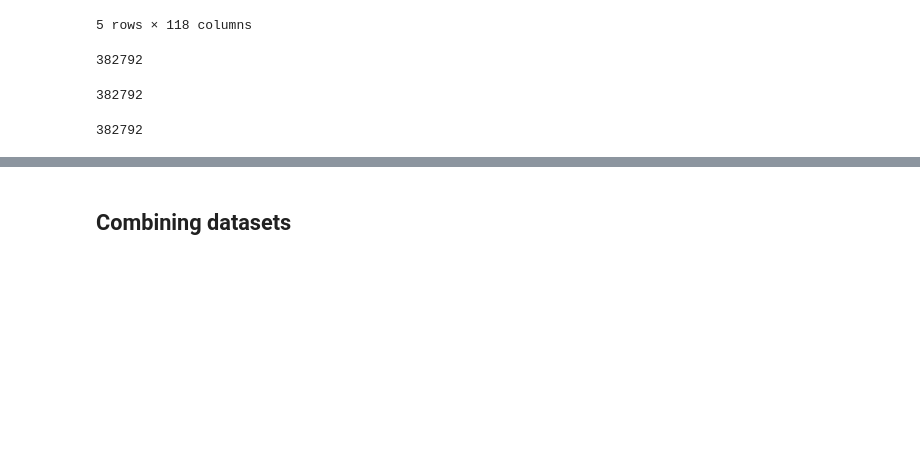
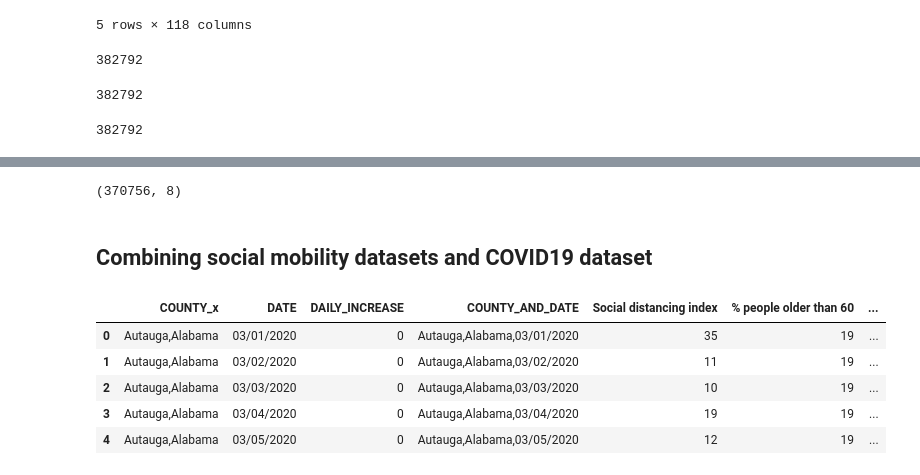
Before and after one commit to Jessieguojunyi/Social_Mobility_And_COVID19, a Jupyter notebook: Social_Mobility_And_COVID19.ipynb, the cells around one changed output, grey strips where cells are left out. Drawn from its saved outputs; the diff is of its cells as text; code cells hidden in the pictures; blank space fills up the shorter version.

```diff
--- a/Social_Mobility_And_COVID19.ipynb
+++ b/Social_Mobility_And_COVID19.ipynb
@@ -354,0 +403,2 @@ df_COVID19_final[(df_COVID19_final['COUNTY'] == 'Autauga,Alabama') & (df_COVID19
+# %%
+df_social_mobility_part['date'] = [datetime.strftime("%m/%d/%Y") for datetime in df_social_mobility_part['date']]
@@ -354,0 +420,3 @@ df_COVID19_final[(df_COVID19_final['COUNTY'] == 'Autauga,Alabama') & (df_COVID19
+# %%
+df_social_mobility_part['COUNTY_AND_DATE'] = df_social_mobility_part['COUNTY'] + str(',') + df_social_mobility_part['date']
+df_social_mobility_part.head()
@@ -355,2 +435,6 @@ df_COVID19_final[(df_COVID19_final['COUNTY'] == 'Autauga,Alabama') & (df_COVID19
+# %%
+df_social_mobility_part.shape
+# %% [output]
+(370756, 8)
 # %% [markdown]
-## Combining datasets
+## Combining social mobility datasets and COVID19 dataset
@@ -360,0 +445,9 @@ print(len(df_COVID19['COUNTY'].unique()))
+# %%
+df_mobility_COVID19_new.head()
+# %% [output]
+|  | COUNTY_x | DATE | DAILY_INCREASE | COUNTY_AND_DATE | Social distancing index | % people older than 60 | ... |
+| 0 | Autauga,Alabama | 03/01/2020 | 0 | Autauga,Alabama,03/01/2020 | 35 | 19 | ... |
+| 1 | Autauga,Alabama | 03/02/2020 | 0 | Autauga,Alabama,03/02/2020 | 11 | 19 | ... |
+| 2 | Autauga,Alabama | 03/03/2020 | 0 | Autauga,Alabama,03/03/2020 | 10 | 19 | ... |
+| 3 | Autauga,Alabama | 03/04/2020 | 0 | Autauga,Alabama,03/04/2020 | 19 | 19 | ... |
+| 4 | Autauga,Alabama | 03/05/2020 | 0 | Autauga,Alabama,03/05/2020 | 12 | 19 | ... |
```
Also changed, not shown: parts of 37 cells of this notebook.
